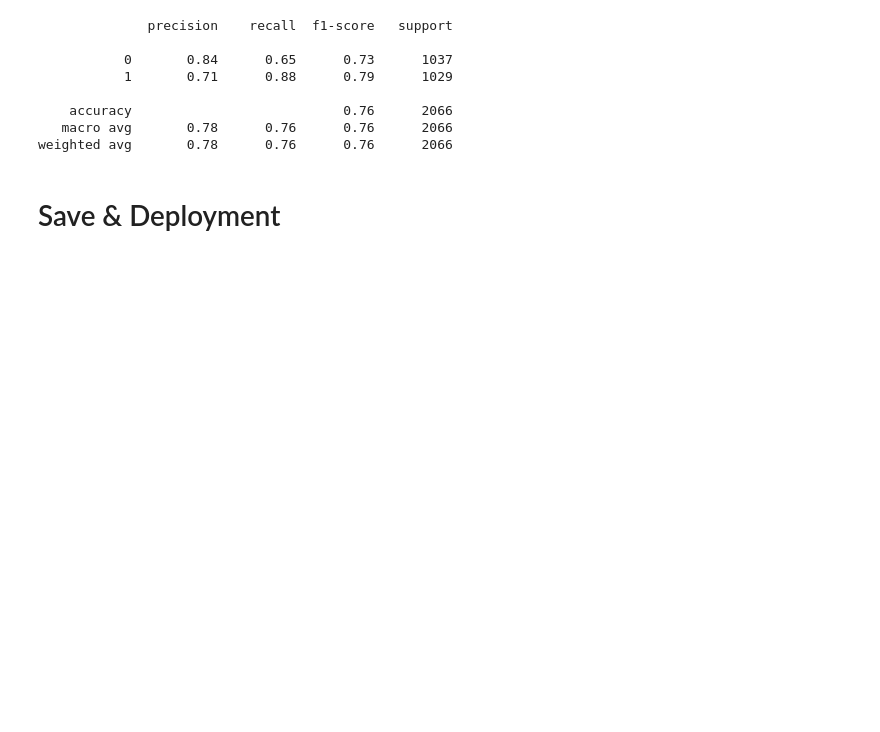
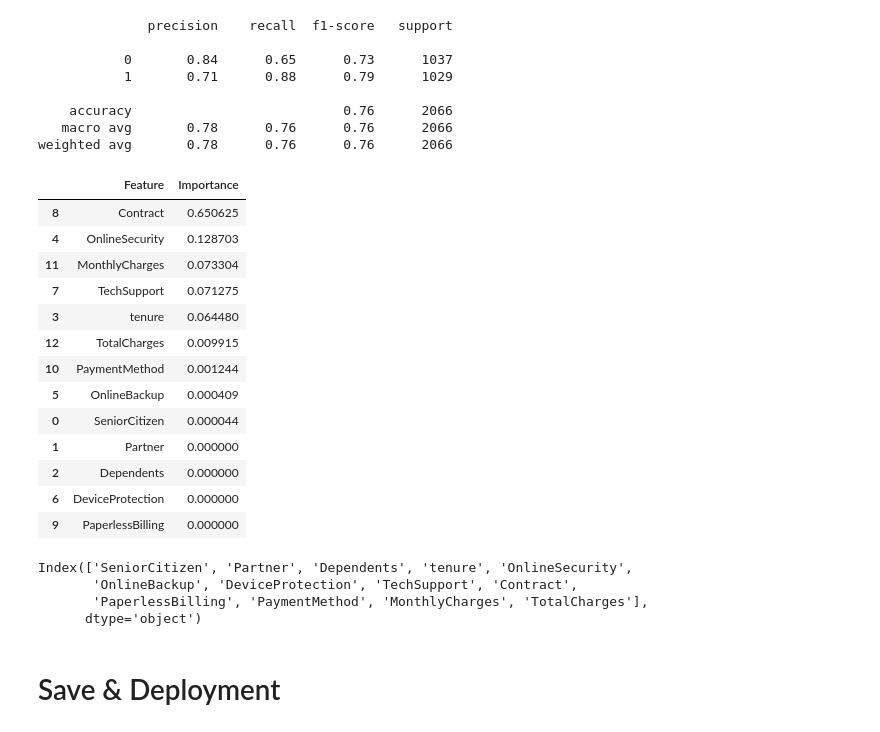
Before and after one commit to MahmoodAbdali79/Telco-Customer-Churn, a Jupyter notebook: Telecom_Churn_Model.ipynb, the cells around one changed output. Cells and saved outputs as stored; diff of their text form; code cells hidden in the pictures; blank space fills up the shorter version.

```diff
--- a/Telecom_Churn_Model.ipynb
+++ b/Telecom_Churn_Model.ipynb
@@ -418,5 +440,6 @@ Recall: 0.858114674441205
 # %%
 X, Y = select_feature(df, 'univariate')
+selected_feature = X.columns
 X = scale_feature(X, 'MinMaxScaler')
 
 smote = SMOTE(random_state=42)
@@ -439,7 +462,5 @@ grid_search_rf.fit(X_train, y_train)
 # Get the best hyperparameters
 best_params_rf = grid_search_rf.best_params_
 print("Best Hyperparameters for Random Forest:", best_params_rf)
-
-# Best Hyperparameters for Random Forest: {'max_depth': 3, 'max_features': 0.7, 'min_samples_leaf': 1, 'min_samples_split': 2, 'n_estimators': 100}
 # %% [output]
 Best Hyperparameters for Random Forest: {'max_depth': 3, 'max_features': 0.7, 'min_samples_leaf': 1, 'min_samples_split': 2, 'n_estimators': 100}
@@ -464,6 +481,30 @@ print(classification_report(y_test, y_pred))
     accuracy                           0.76      2066
    macro avg       0.78      0.76      0.76      2066
 weighted avg       0.78      0.76      0.76      2066
+# %%
+pd.DataFrame({'Feature': selected_feature, 'Importance': grid_search_rf.best_estimator_.feature_importances_}).sort_values(by='Importance', ascending=False)
+# %% [output]
+|  | Feature | Importance |
+| 8 | Contract | 0.650625 |
+| 4 | OnlineSecurity | 0.128703 |
+| 11 | MonthlyCharges | 0.073304 |
+| 7 | TechSupport | 0.071275 |
+| 3 | tenure | 0.064480 |
+| 12 | TotalCharges | 0.009915 |
+| 10 | PaymentMethod | 0.001244 |
+| 5 | OnlineBackup | 0.000409 |
+| 0 | SeniorCitizen | 0.000044 |
+| 1 | Partner | 0.000000 |
+| 2 | Dependents | 0.000000 |
+| 6 | DeviceProtection | 0.000000 |
+| 9 | PaperlessBilling | 0.000000 |
+# %%
+selected_feature
+# %% [output]
+Index(['SeniorCitizen', 'Partner', 'Dependents', 'tenure', 'OnlineSecurity',
+       'OnlineBackup', 'DeviceProtection', 'TechSupport', 'Contract',
+       'PaperlessBilling', 'PaymentMethod', 'MonthlyCharges', 'TotalCharges'],
+      dtype='object')
 # %% [markdown]
 # Save & Deployment
 # %% [markdown]
```
Also changed, not shown: parts of 14 cells of this notebook.
